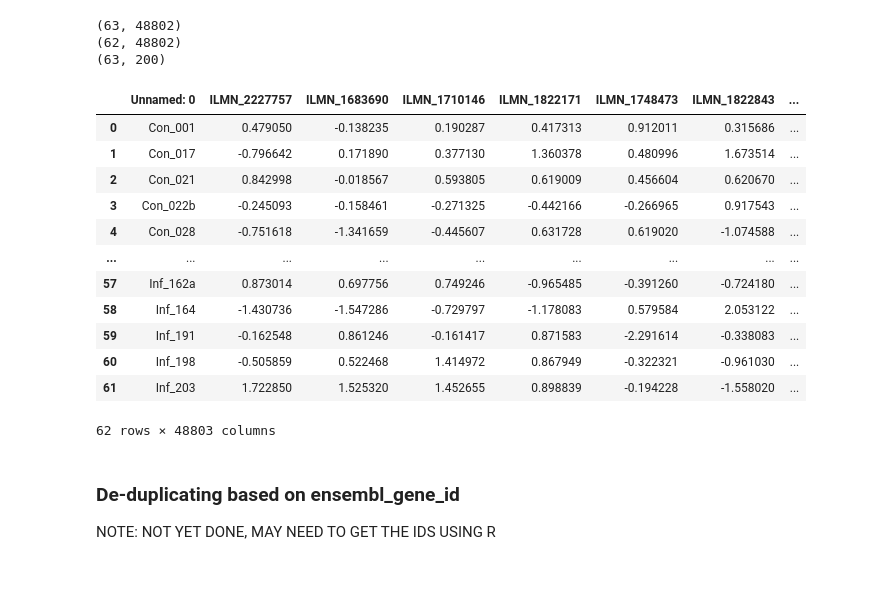
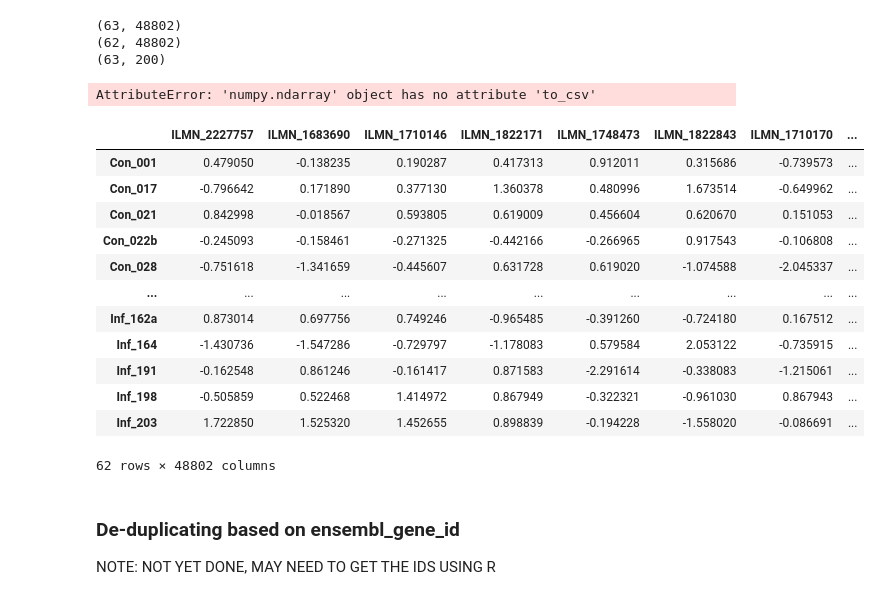
Before and after one commit to parkyed/sepsis_ml_omics_msc, a Jupyter notebook: neonatal_pre_processing.ipynb, the cells around one changed output. Saved outputs shown, nothing was run; the diff lists cells and outputs as text; code cells hidden in the pictures.

```diff
--- a/neonatal_pre_processing.ipynb
+++ b/neonatal_pre_processing.ipynb
@@ -178,20 +176,20 @@ X_df_no75.to_csv('neonatal_data_processed.csv')
-# %%
-pd.read_csv('neonatal_data_processed.csv')
-# %% [output]
-|  | Unnamed: 0 | ILMN_2227757 | ILMN_1683690 | ILMN_1710146 | ILMN_1822171 | ILMN_1748473 | ILMN_1822843 | ... |
-| 0 | Con_001 | 0.479050 | -0.138235 | 0.190287 | 0.417313 | 0.912011 | 0.315686 | ... |
-| 1 | Con_017 | -0.796642 | 0.171890 | 0.377130 | 1.360378 | 0.480996 | 1.673514 | ... |
-| 2 | Con_021 | 0.842998 | -0.018567 | 0.593805 | 0.619009 | 0.456604 | 0.620670 | ... |
-| 3 | Con_022b | -0.245093 | -0.158461 | -0.271325 | -0.442166 | -0.266965 | 0.917543 | ... |
-| 4 | Con_028 | -0.751618 | -1.341659 | -0.445607 | 0.631728 | 0.619020 | -1.074588 | ... |
-| ... | ... | ... | ... | ... | ... | ... | ... | ... |
-| 57 | Inf_162a | 0.873014 | 0.697756 | 0.749246 | -0.965485 | -0.391260 | -0.724180 | ... |
-| 58 | Inf_164 | -1.430736 | -1.547286 | -0.729797 | -1.178083 | 0.579584 | 2.053122 | ... |
-| 59 | Inf_191 | -0.162548 | 0.861246 | -0.161417 | 0.871583 | -2.291614 | -0.338083 | ... |
-| 60 | Inf_198 | -0.505859 | 0.522468 | 1.414972 | 0.867949 | -0.322321 | -0.961030 | ... |
-| 61 | Inf_203 | 1.722850 | 1.525320 | 1.452655 | 0.898839 | -0.194228 | -1.558020 | ... |
-62 rows × 48803 columns
-# %% [markdown]
-### De-duplicating based on ensembl_gene_id
-
-NOTE: NOT YET DONE, MAY NEED TO GET THE IDS USING R
+# %%
+X_df_no75.to_csv('neonatal_data_processed.csv')
+# %% [output]
+AttributeError: 'numpy.ndarray' object has no attribute 'to_csv'
+# %%
+pd.read_csv('neonatal_data_processed.csv', index_col=0)
+# %% [output]
+|  | ILMN_2227757 | ILMN_1683690 | ILMN_1710146 | ILMN_1822171 | ILMN_1748473 | ILMN_1822843 | ILMN_1710170 | ... |
+| Con_001 | 0.479050 | -0.138235 | 0.190287 | 0.417313 | 0.912011 | 0.315686 | -0.739573 | ... |
+| Con_017 | -0.796642 | 0.171890 | 0.377130 | 1.360378 | 0.480996 | 1.673514 | -0.649962 | ... |
+| Con_021 | 0.842998 | -0.018567 | 0.593805 | 0.619009 | 0.456604 | 0.620670 | 0.151053 | ... |
+| Con_022b | -0.245093 | -0.158461 | -0.271325 | -0.442166 | -0.266965 | 0.917543 | -0.106808 | ... |
+| Con_028 | -0.751618 | -1.341659 | -0.445607 | 0.631728 | 0.619020 | -1.074588 | -2.045337 | ... |
+| ... | ... | ... | ... | ... | ... | ... | ... | ... |
+| Inf_162a | 0.873014 | 0.697756 | 0.749246 | -0.965485 | -0.391260 | -0.724180 | 0.167512 | ... |
+| Inf_164 | -1.430736 | -1.547286 | -0.729797 | -1.178083 | 0.579584 | 2.053122 | -0.735915 | ... |
+| Inf_191 | -0.162548 | 0.861246 | -0.161417 | 0.871583 | -2.291614 | -0.338083 | -1.215061 | ... |
+| Inf_198 | -0.505859 | 0.522468 | 1.414972 | 0.867949 | -0.322321 | -0.961030 | 0.867943 | ... |
+| Inf_203 | 1.722850 | 1.525320 | 1.452655 | 0.898839 | -0.194228 | -1.558020 | -0.086691 | ... |
+62 rows × 48802 columns
@@ -198,3 +198,7 @@ NOTE: NOT YET DONE, MAY NEED TO GET THE IDS USING R
+# %% [markdown]
+### De-duplicating based on ensembl_gene_id
+
+NOTE: NOT YET DONE, MAY NEED TO GET THE IDS USING R
 # %%
 # identifying duplicate rows, and elimnating and replacing with max expression levels, across examples.
 
```
Also changed, not shown: parts of 10 cells of this notebook.
